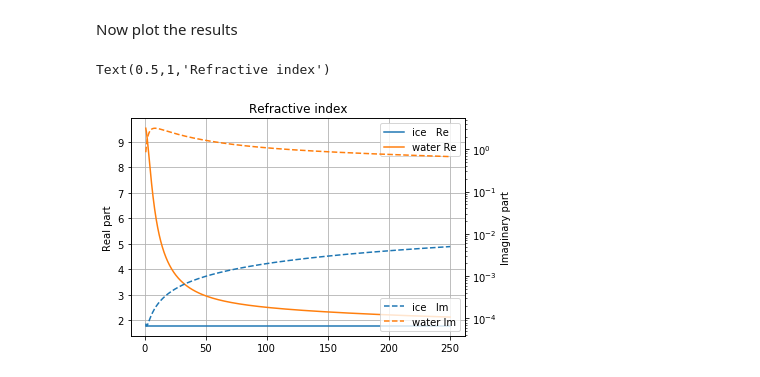
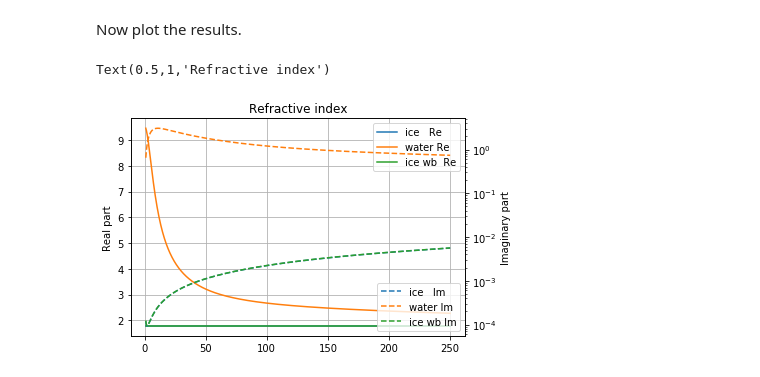
Before and after one commit to maahn/pamtra2, a Jupyter notebook: refractive/examples/plot_refractive_index_water_ice.ipynb, the cells around one changed output. Drawn from its saved outputs; the diff is of its cells as text; code cells hidden in the pictures.

Commit message:
Implemented Warren and Brandt 2008 ice refractive index model and updated documentation

```diff
--- a/refractive/examples/plot_refractive_index_water_ice.ipynb
+++ b/refractive/examples/plot_refractive_index_water_ice.ipynb
@@ -11,27 +11,30 @@ sys.path.append('../') # refractive is not in my default path. Change it accordi
 from refractive import water
 from refractive import ice
 # %%
-Temperature = np.array(260.0)
+Temperature = np.array(266.0)
 Frequencies = np.linspace(1,250,1000)
 
 n_wat = water.n(Temperature, Frequencies)
 n_ice =   ice.n(Temperature, Frequencies)
+ni_wb = ice.n(Temperature,Frequencies,model='Warren_2008')
 # %% [markdown]
-Now plot the results
+Now plot the results.
 # %%
 f, ax = plt.subplots()
 ax.plot(Frequencies, n_ice.real,label='ice   Re')
 ax.plot(Frequencies, n_wat.real,label='water Re')
+ax.plot(Frequencies, ni_wb.real,label='ice wb  Re')
 ax.legend()
 ax.grid()
 ax.set_ylabel('Real part')
 axt = ax.twinx()
 axt.plot(Frequencies, n_ice.imag,'--',label='ice   Im')
 axt.plot(Frequencies, n_wat.imag,'--',label='water Im')
+axt.plot(Frequencies, ni_wb.imag,'--',label='ice wb Im')
 axt.set_yscale('log')
 axt.legend()
 axt.set_ylabel('Imaginary part')
 ax.set_title('Refractive index')
 # %% [output]
 Text(0.5,1,'Refractive index')
-[figure, old version]
+[figure, new version]
```
Also changed, not shown: parts of 2 cells of this notebook, 3 other files.
